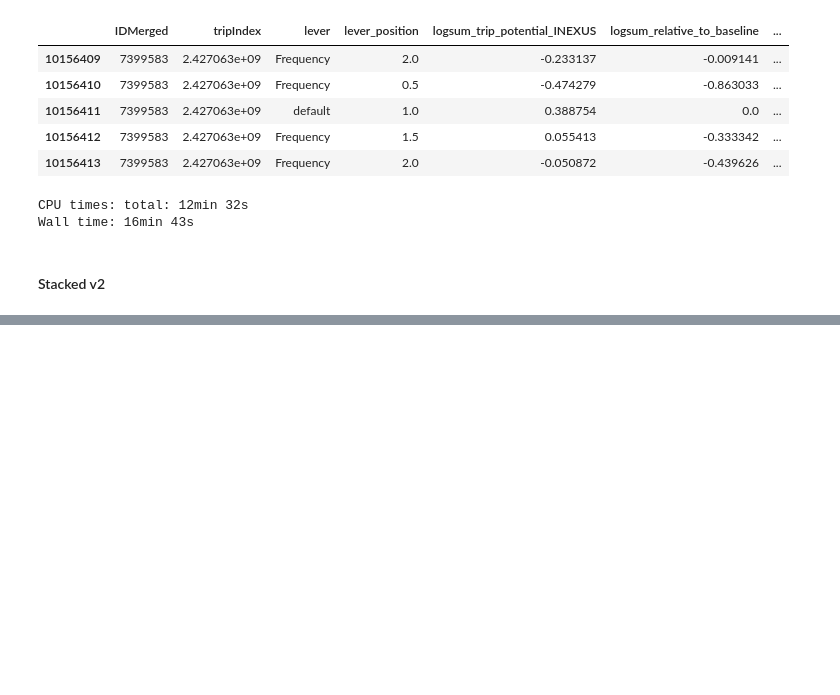
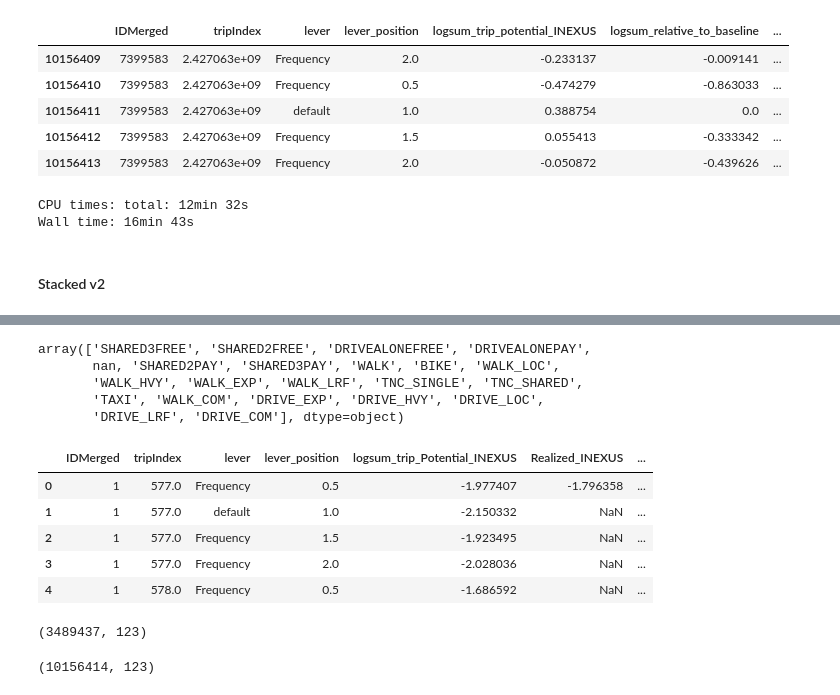
Before and after one commit to LBNL-UCB-STI/beam-core-analysis, a Jupyter notebook: Users/Nazanin/Stacked_Person_Trip_Dataset.ipynb, the cells around one changed output, grey strips where cells are left out. Drawn from its saved outputs; the diff is of its cells as text; code cells hidden in the pictures; blank space fills up the shorter version.

Commit message:
edited Realized INEXUS

```diff
--- a/Users/Nazanin/Stacked_Person_Trip_Dataset.ipynb
+++ b/Users/Nazanin/Stacked_Person_Trip_Dataset.ipynb
@@ -286,2 +281,0 @@ sf_stacked_tr_fr.head()
-# %%
-sf_stacked_tr_fr['realizedINEXUS'] = np.where((sf_stacked_tr_fr.actEndType.isin(mandatory)) & (sf_stacked_tr_fr.actStartType == "Home"), 'from_M_to_H' , sf_stacked_tr_fr['mandatoryCat'])
@@ -287,0 +289,11 @@ sf_stacked_tr_fr['realizedINEXUS'] = np.where((sf_stacked_tr_fr.actEndType.isin(
+# %%
+sf_stacked_tr_fr.trip_mode_AS_trips.unique()
+# %% [output]
+array(['SHARED3FREE', 'SHARED2FREE', 'DRIVEALONEFREE', 'DRIVEALONEPAY',
+       nan, 'SHARED2PAY', 'SHARED3PAY', 'WALK', 'BIKE', 'WALK_LOC',
+       'WALK_HVY', 'WALK_EXP', 'WALK_LRF', 'TNC_SINGLE', 'TNC_SHARED',
+       'TAXI', 'WALK_COM', 'DRIVE_EXP', 'DRIVE_HVY', 'DRIVE_LOC',
+       'DRIVE_LRF', 'DRIVE_COM'], dtype=object)
+# %%
+# Rename to Potential INEXUS
+sf_stacked_tr_fr.rename(columns={"logsum_trip_potential_INEXUS":"logsum_trip_Potential_INEXUS"}, inplace=True)
@@ -287,0 +337,20 @@ sf_stacked_tr_fr['realizedINEXUS'] = np.where((sf_stacked_tr_fr.actEndType.isin(
+# %%
+sf_stacked_tr_fr['Realized_INEXUS'] = np.select(conditions, choices, default=np.nan)
+# %%
+# shift columns to first position
+first_column = sf_stacked_tr_fr.pop('Realized_INEXUS')
+# insert column using insert(position,column_name,first_column) function
+sf_stacked_tr_fr.insert(5, 'Realized_INEXUS', first_column)
+# %%
+sf_stacked_tr_fr.head()
+# %% [output]
+|  | IDMerged | tripIndex | lever | lever_position | logsum_trip_Potential_INEXUS | Realized_INEXUS | ... |
+| 0 | 1 | 577.0 | Frequency | 0.5 | -1.977407 | -1.796358 | ... |
+| 1 | 1 | 577.0 | default | 1.0 | -2.150332 | NaN | ... |
+| 2 | 1 | 577.0 | Frequency | 1.5 | -1.923495 | NaN | ... |
+| 3 | 1 | 577.0 | Frequency | 2.0 | -2.028036 | NaN | ... |
+| 4 | 1 | 578.0 | Frequency | 0.5 | -1.686592 | NaN | ... |
+# %%
+sf_stacked_tr_fr[sf_stacked_tr_fr['Realized_INEXUS'].isna()].shape
+# %% [output]
+(3489437, 123)
@@ -288,3 +359,7 @@ sf_stacked_tr_fr['realizedINEXUS'] = np.where((sf_stacked_tr_fr.actEndType.isin(
+# %%
+sf_stacked_tr_fr.shape
+# %% [output]
+(10156414, 123)
 # %%
 %%time
 sf_stacked_tr_fr.to_csv('s3://beam-core-act/deepDive/CleanData/SanFrancisco/Stacked/sf_2018_stacked_tr_fr_v3.csv', index=False)
```
Also changed, not shown: parts of 16 cells of this notebook, 1 other file.
